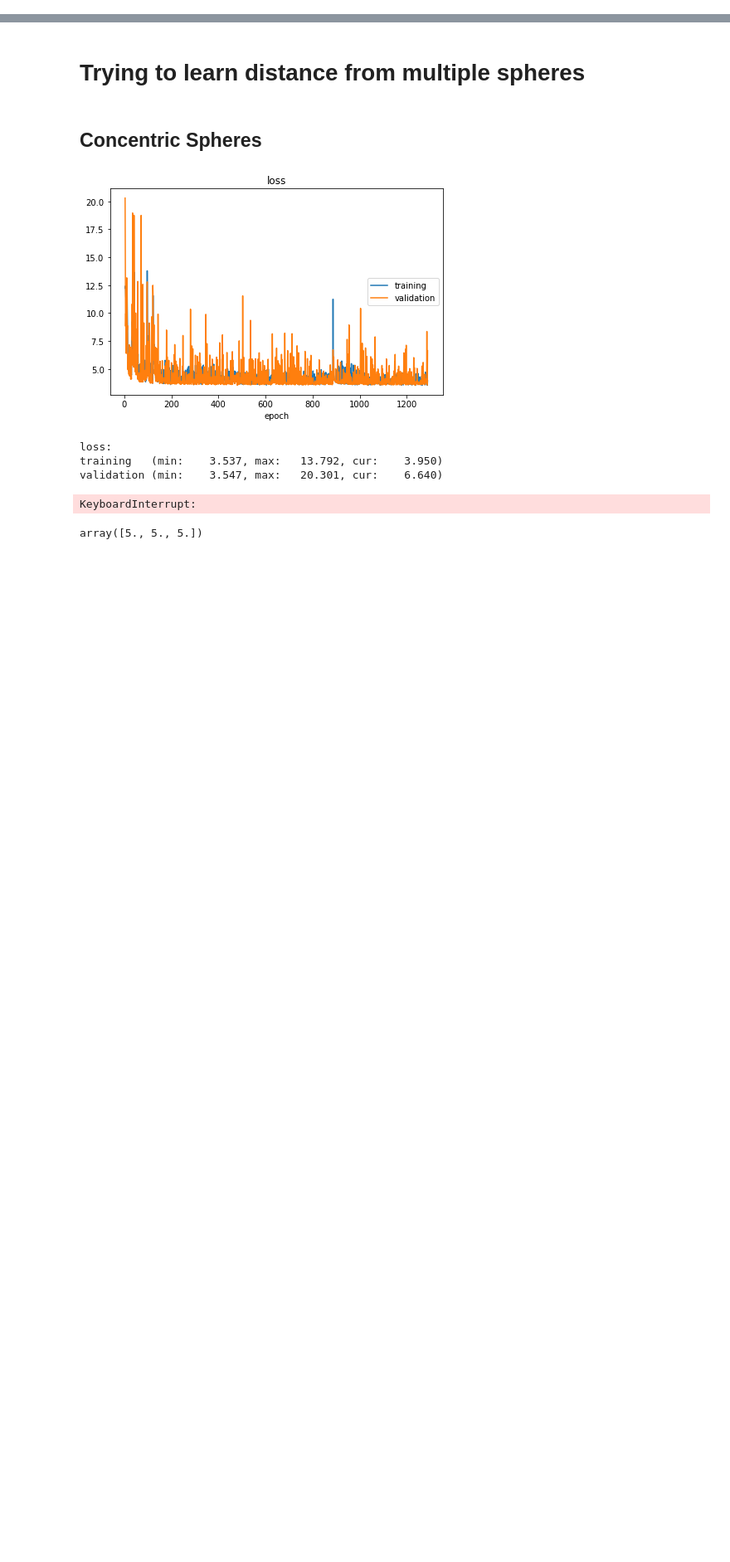
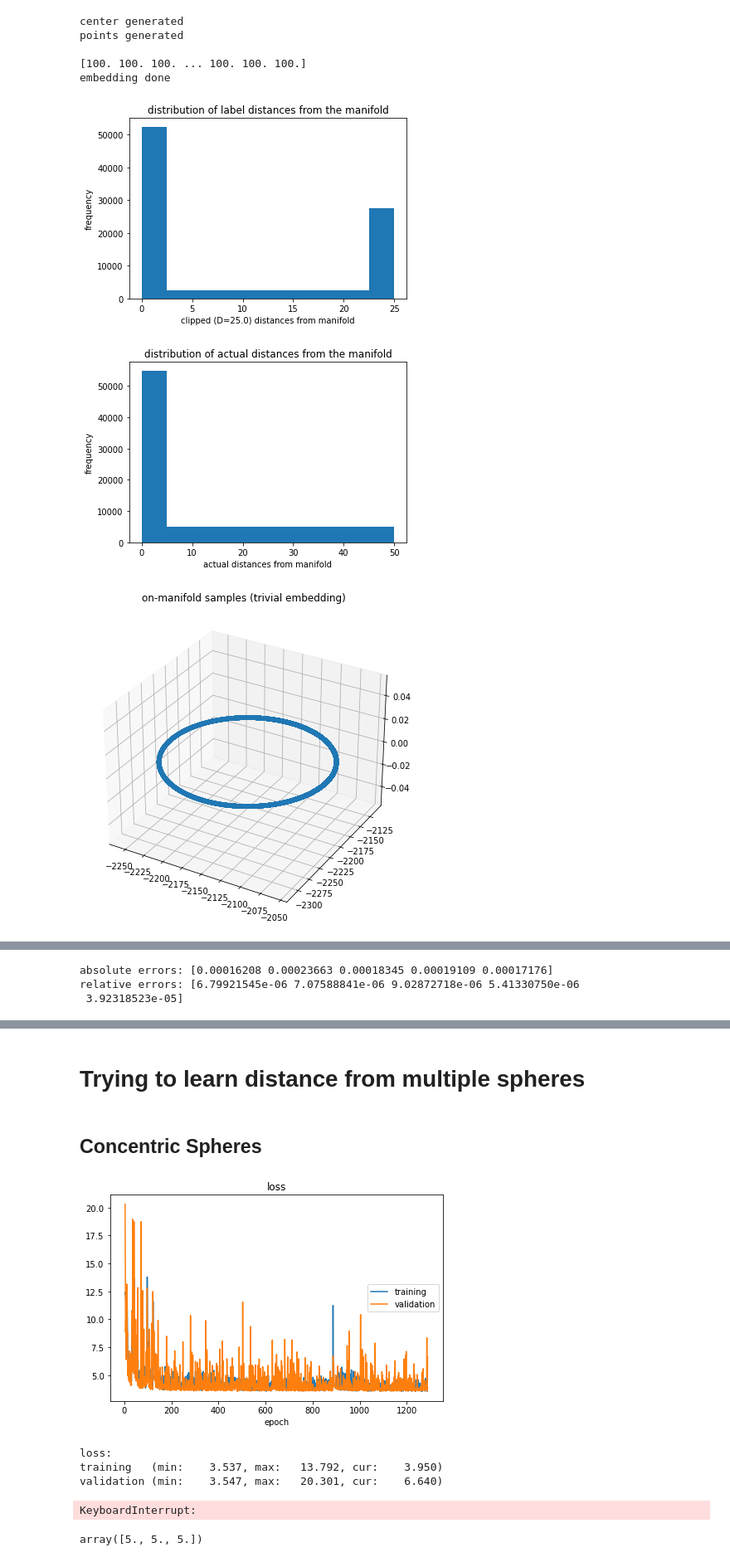
Before and after one commit to microsoft/distance-learner, a Jupyter notebook: notebooks/Experiment B - Learning Distance from a Classifier.ipynb, the cells around one changed output, grey strips where cells are left out. Shown at 83% size. Drawn from its saved outputs; the diff is of its cells as text; code cells hidden in the pictures; blank space fills up the shorter version.

```diff
--- a/notebooks/Experiment B - Learning Distance from a Classifier.ipynb
+++ b/notebooks/Experiment B - Learning Distance from a Classifier.ipynb
@@ -241,0 +513,27 @@ class RandomSphere(Dataset):
+# %%
+dummy_params = {
+    "N": 100000,
+    "num_neg": None,
+    "n": 3,
+    "k": 2,
+    "r": 100.0,
+    "D": 25.0,
+    "max_norm": 500.0,
+    "mu": 1000,
+    "sigma": 5000,
+    "seed": 85
+}
+
+dummy_set = RandomSphere(**dummy_params)
+# %% [output]
+center generated
+points generated
+
+[100. 100. 100. ... 100. 100. 100.]
+embedding done
+# %%
+dummy_set.viz_test()
+# %% [output]
+[figure, added]
+[figure, added]
+[figure, added]
@@ -242,3 +548,6 @@ class RandomSphere(Dataset):
+absolute errors: [0.00016208 0.00023663 0.00018345 0.00019109 0.00017176]
+relative errors: [6.79921545e-06 7.07588841e-06 9.02872718e-06 5.41330750e-06
+ 3.92318523e-05]
 # %%
 class MLP(nn.Module):
 
```
Also changed, not shown: parts of 43 cells of this notebook, 24 other files.
